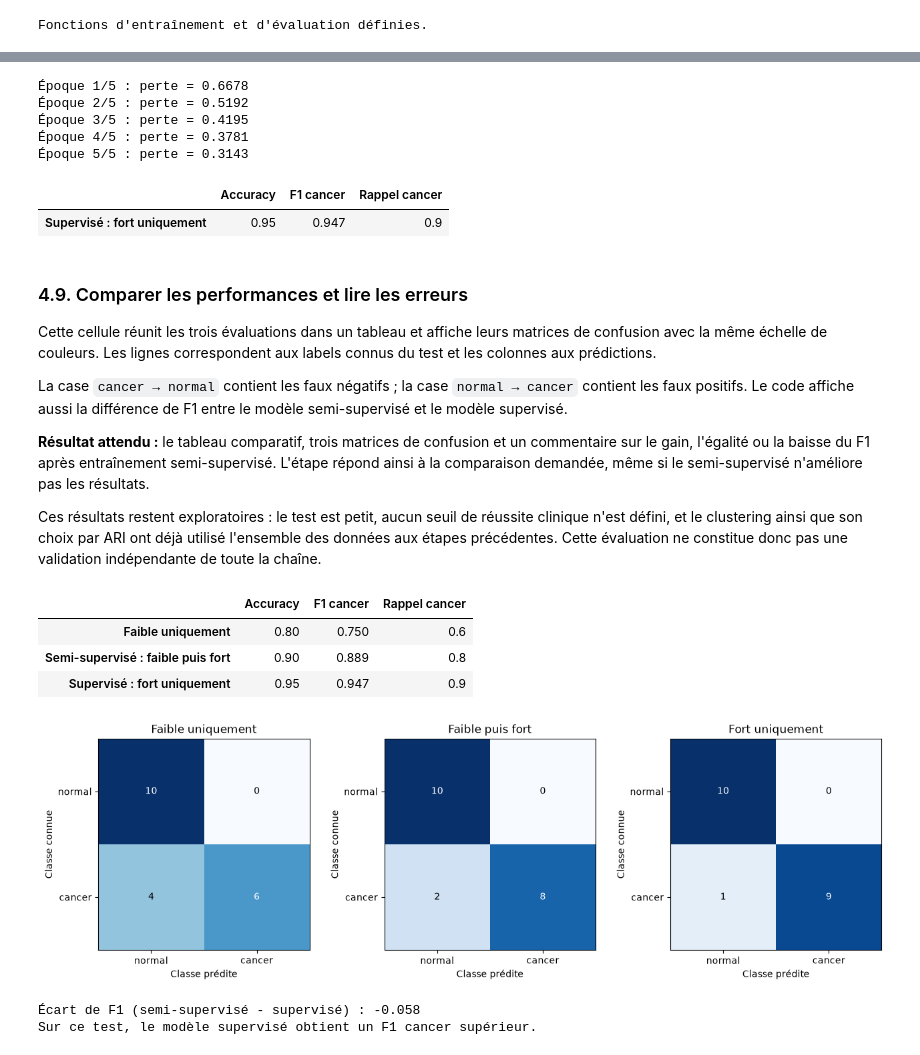
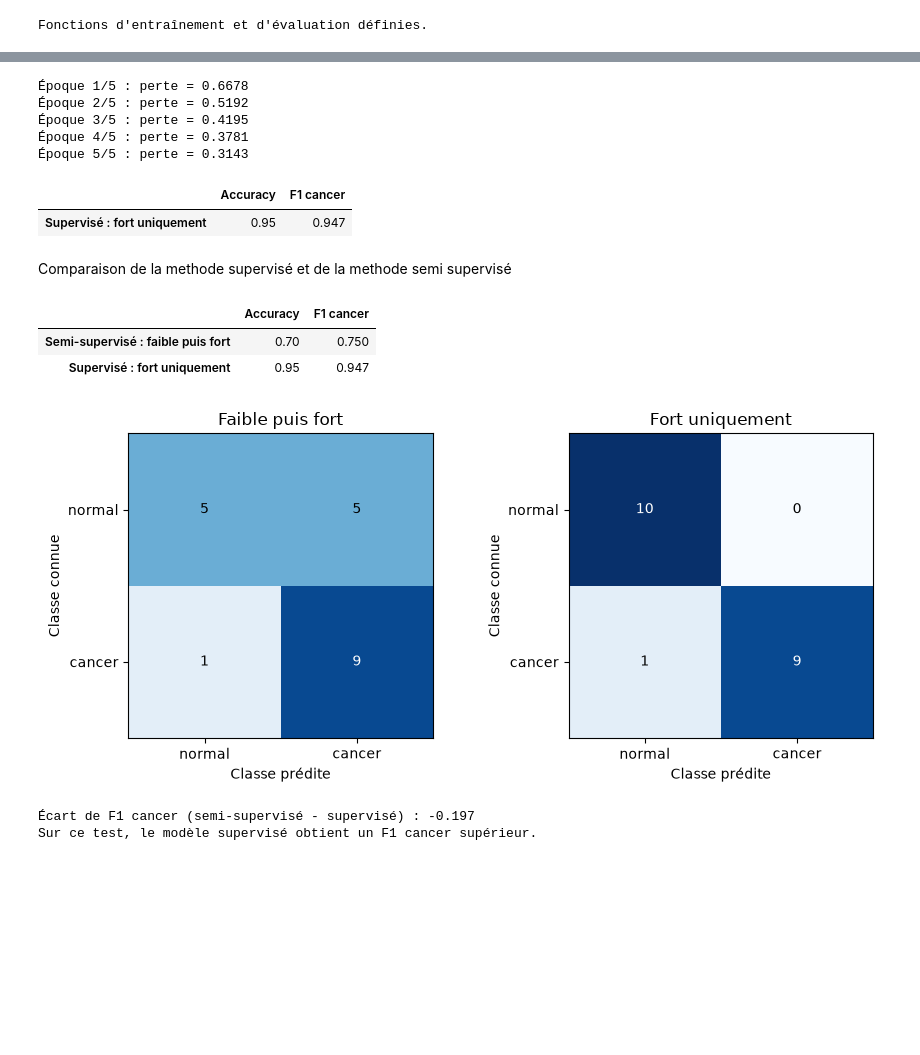
Before and after one commit to Lockeff/Labellisez-et-appliquez-des-approches-semi-supervis-es-en-traitement-d-images, a Jupyter notebook: 01_exploration_dataset.ipynb, the cells around one changed output, grey strips where cells are left out. Cells and saved outputs as stored; diff of their text form; code cells hidden in the pictures; blank space fills up the shorter version.

```diff
--- a/01_exploration_dataset.ipynb
+++ b/01_exploration_dataset.ipynb
@@ -803,5 +754,8 @@ Les réglages de ce premier essai sont fixés avant l'évaluation : **5 époques
 # %%
-from torch.utils.data import TensorDataset, DataLoader
+faibles_train["cible"] = faibles_train["label_faible"].astype(int)
+faibles_test["cible"] = faibles_test["label_faible"].astype(int)
+fortes_train["cible"] = fortes_train["label_fort"].map({"normal": 0, "cancer": 1})
+fortes_test["cible"] = fortes_test["label_fort"].map({"normal": 0, "cancer": 1})
 
 taille_lot_etape4 = 16
 epoques_faibles = 5
@@ -829,12 +783,13 @@ def creer_chargeur(tableau, melanger):
     )
 
 chargeur_faible = creer_chargeur(faibles_train, melanger=True)
+chargeur_test_faible = creer_chargeur(faibles_test, melanger=False)
 chargeur_fort = creer_chargeur(fortes_train, melanger=True)
 chargeur_test = creer_chargeur(fortes_test, melanger=False)
 
-print("Lots faibles :", len(chargeur_faible))
-print("Lots forts :", len(chargeur_fort))
-print("Lots de test :", len(chargeur_test))
-print("Forme d'un lot d'images :", tuple(chargeur_test.dataset.tensors[0][:16].shape))
+print("Lots d'entraînement faible :", len(chargeur_faible))
+print("Lots de test faible :", len(chargeur_test_faible))
+print("Lots d'entraînement fort :", len(chargeur_fort))
+print("Lots de test fort :", len(chargeur_test))
 print("Appareil utilisé :", appareil_etape4)
 # %% [output]
@@ -934,12 +877,10 @@ def evaluer_cnn(cnn, chargeur):
                 matrice[vraie_classe, classe_predite] += 1
 
     vrais_negatifs, faux_positifs, faux_negatifs, vrais_positifs = matrice.ravel()
+    denominateur_f1 = 2 * vrais_positifs + faux_positifs + faux_negatifs
     mesures = {
         "Accuracy": (vrais_negatifs + vrais_positifs) / matrice.sum(),
-        "F1 cancer": 2 * vrais_positifs / (
-            2 * vrais_positifs + faux_positifs + faux_negatifs
-        ),
-        "Rappel cancer": vrais_positifs / (vrais_positifs + faux_negatifs),
+        "F1": 2 * vrais_positifs / denominateur_f1 if denominateur_f1 > 0 else 0.0,
     }
     return mesures, matrice
 
@@ -1014,74 +941,61 @@ mesures_supervise, confusion_supervise = evaluer_cnn(
 
 display(pd.DataFrame(
     [mesures_supervise], index=["Supervisé : fort uniquement"]
-).round(3))
+).rename(columns={"F1": "F1 cancer"}).round(3))
 # %% [output]
 Époque 1/5 : perte = 0.6678
 Époque 2/5 : perte = 0.5192
 Époque 3/5 : perte = 0.4195
 Époque 4/5 : perte = 0.3781
 Époque 5/5 : perte = 0.3143
-|  | Accuracy | F1 cancer | Rappel cancer |
-| Supervisé : fort uniquement | 0.95 | 0.947 | 0.9 |
+|  | Accuracy | F1 cancer |
+| Supervisé : fort uniquement | 0.95 | 0.947 |
 # %% [markdown]
-### 4.9. Comparer les performances et lire les erreurs
-
-Cette cellule réunit les trois évaluations dans un tableau et affiche leurs matrices de confusion avec la même échelle de couleurs. Les lignes correspondent aux labels connus du test et les colonnes aux prédictions.
-
-La case `cancer → normal` contient les faux négatifs ; la case `normal → cancer` contient les faux positifs. Le code affiche aussi la différence de F1 entre le modèle semi-supervisé et le modèle supervisé.
-
-**Résultat attendu :** le tableau comparatif, trois matrices de confusion et un commentaire sur le gain, l'égalité ou la baisse du F1 après entraînement semi-supervisé. L'étape répond ainsi à la comparaison demandée, même si le semi-supervisé n'améliore pas les résultats.
-
-Ces résultats restent exploratoires : le test est petit, aucun seuil de réussite clinique n'est défini, et le clustering ainsi que son choix par ARI ont déjà utilisé l'ensemble des données aux étapes précédentes. Cette évaluation ne constitue donc pas une validation indépendante de toute la chaîne.
+Comparaison de la methode supervisé et de la methode semi supervisé
 # %%
 comparaison_etape4 = pd.DataFrame(
-    [mesures_faibles, mesures_semi, mesures_supervise],
-    index=[
-        "Faible uniquement",
-        "Semi-supervisé : faible puis fort",
-        "Supervisé : fort uniquement",
-    ],
-)
+    [mesures_semi, mesures_supervise],
+    index=["Semi-supervisé : faible puis fort", "Supervisé : fort uniquement"],
+).rename(columns={"F1": "F1 cancer"})
 display(comparaison_etape4.round(3))
 
-matrices_etape4 = [confusion_faibles, confusion_semi, confusion_supervise]
-titres_etape4 = ["Faible uniquement", "Faible puis fort", "Fort uniquement"]
+matrices_etape4 = [confusion_semi, confusion_supervise]
+titres_etape4 = ["Faible puis fort", "Fort uniquement"]
 maximum_effectifs = max(matrice.max() for matrice in matrices_etape4)
-figure, axes = plt.subplots(1, 3, figsize=(13, 4))
+figure, axes = plt.subplots(1, 2, figsize=(9, 4))
 
 for axe, matrice, titre in zip(axes, matrices_etape4, titres_etape4):
     axe.imshow(matrice, cmap="Blues", vmin=0, vmax=maximum_effectifs)
     axe.set_xticks([0, 1], ["normal", "cancer"])
     axe.set_yticks([0, 1], ["normal", "cancer"])
     axe.set_xlabel("Classe prédite")
     axe.set_ylabel("Classe connue")
     axe.set_title(titre)
 
     for ligne in range(2):
         for colonne in range(2):
             couleur = "white" if matrice[ligne, colonne] > maximum_effectifs / 2 else "black"
             axe.text(
                 colonne, ligne, str(matrice[ligne, colonne]),
                 ha="center", va="center", color=couleur
             )
 
 plt.tight_layout()
 plt.show()
 
-ecart_f1 = mesures_semi["F1 cancer"] - mesures_supervise["F1 cancer"]
-print(f"Écart de F1 (semi-supervisé - supervisé) : {ecart_f1:+.3f}")
+ecart_f1 = mesures_semi["F1"] - mesures_supervise["F1"]
+print(f"Écart de F1 cancer (semi-supervisé - supervisé) : {ecart_f1:+.3f}")
 
 if ecart_f1 > 0:
     print("Sur ce test, le modèle semi-supervisé obtient un F1 cancer supérieur.")
 elif ecart_f1 < 0:
     print("Sur ce test, le modèle supervisé obtient un F1 cancer supérieur.")
 else:
     print("Sur ce test, les deux modèles obtiennent le même F1 cancer.")
 # %% [output]
-|  | Accuracy | F1 cancer | Rappel cancer |
-| Faible uniquement | 0.80 | 0.750 | 0.6 |
-| Semi-supervisé : faible puis fort | 0.90 | 0.889 | 0.8 |
-| Supervisé : fort uniquement | 0.95 | 0.947 | 0.9 |
+|  | Accuracy | F1 cancer |
+| Semi-supervisé : faible puis fort | 0.70 | 0.750 |
+| Supervisé : fort uniquement | 0.95 | 0.947 |
-[figure, old version]
+[figure, new version]
-Écart de F1 (semi-supervisé - supervisé) : -0.058
+Écart de F1 cancer (semi-supervisé - supervisé) : -0.197
 Sur ce test, le modèle supervisé obtient un F1 cancer supérieur.
```
Also changed, not shown: parts of 39 cells of this notebook.
